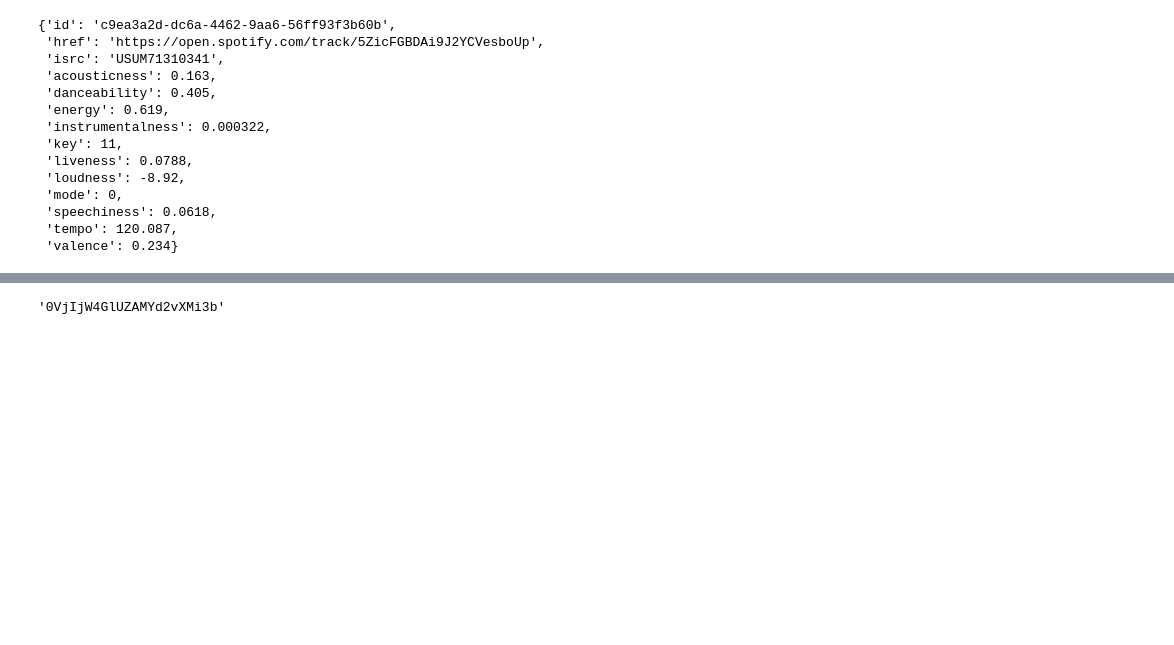
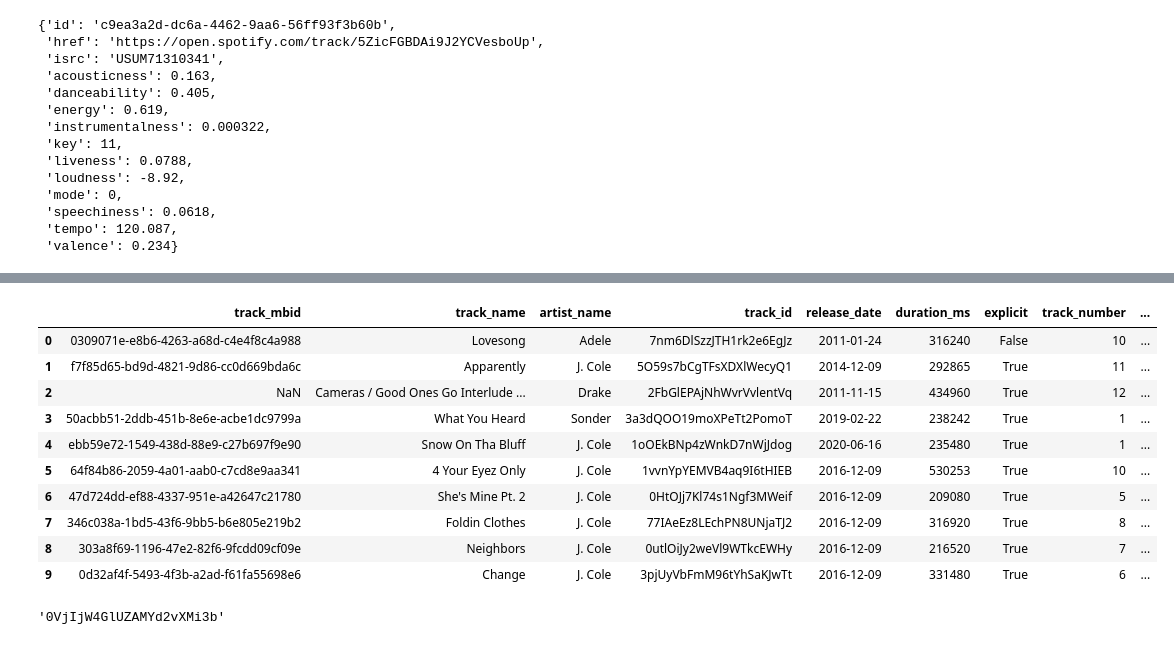
Before and after one commit to joaoantonio0402/personal-data-ai-platform, a Jupyter notebook: notebooks/notebook_enrichment.ipynb, the cells around one changed output, grey strips where cells are left out. Cells and saved outputs as stored; diff of their text form; code cells hidden in the pictures; blank space fills up the shorter version.

```diff
--- a/notebooks/notebook_enrichment.ipynb
+++ b/notebooks/notebook_enrichment.ipynb
@@ -216,0 +457,14 @@ df.to_csv("../data/processed/spotify/enriched_data.csv", index=False, encoding="
+# %%
+df_tracks = pd.read_csv("../data/processed/spotify/new_tracks.csv")
+df_tracks = df_tracks.head(10)
+# %%
+df_tracks["spotify_data"] = df_tracks.apply(
+    lambda row: get_track_data(
+        row["track_name"],
+        row["artist_name"],
+        client_id= CLIENT_ID,
+        client_secret=CLIENT_SECRET
+    ),
+    axis=1
+)
+df_tracks
@@ -217,3 +483,24 @@ df.to_csv("../data/processed/spotify/enriched_data.csv", index=False, encoding="
+# %%
+track_data_spotify = pd.json_normalize(df_tracks["spotify_data"])
+
+df_tracks = pd.concat(
+    [df_tracks.drop(columns=["spotify_data"]), track_data_spotify],
+    axis=1
+)
+
+df_tracks
+# %% [output]
+|  | track_mbid | track_name | artist_name | track_id | release_date | duration_ms | explicit | track_number | ... |
+| 0 | 0309071e-e8b6-4263-a68d-c4e4f8c4a988 | Lovesong | Adele | 7nm6DlSzzJTH1rk2e6EgJz | 2011-01-24 | 316240 | False | 10 | ... |
+| 1 | f7f85d65-bd9d-4821-9d86-cc0d669bda6c | Apparently | J. Cole | 5O59s7bCgTFsXDXlWecyQ1 | 2014-12-09 | 292865 | True | 11 | ... |
+| 2 | NaN | Cameras / Good Ones Go Interlude ... | Drake | 2FbGlEPAjNhWvrVvlentVq | 2011-11-15 | 434960 | True | 12 | ... |
+| 3 | 50acbb51-2ddb-451b-8e6e-acbe1dc9799a | What You Heard | Sonder | 3a3dQOO19moXPeTt2PomoT | 2019-02-22 | 238242 | True | 1 | ... |
+| 4 | ebb59e72-1549-438d-88e9-c27b697f9e90 | Snow On Tha Bluff | J. Cole | 1oOEkBNp4zWnkD7nWjJdog | 2020-06-16 | 235480 | True | 1 | ... |
+| 5 | 64f84b86-2059-4a01-aab0-c7cd8e9aa341 | 4 Your Eyez Only | J. Cole | 1vvnYpYEMVB4aq9I6tHIEB | 2016-12-09 | 530253 | True | 10 | ... |
+| 6 | 47d724dd-ef88-4337-951e-a42647c21780 | She's Mine Pt. 2 | J. Cole | 0HtOJj7Kl74s1Ngf3MWeif | 2016-12-09 | 209080 | True | 5 | ... |
+| 7 | 346c038a-1bd5-43f6-9bb5-b6e805e219b2 | Foldin Clothes | J. Cole | 77IAeEz8LEchPN8UNjaTJ2 | 2016-12-09 | 316920 | True | 8 | ... |
+| 8 | 303a8f69-1196-47e2-82f6-9fcdd09cf09e | Neighbors | J. Cole | 0utlOiJy2weVl9WTkcEWHy | 2016-12-09 | 216520 | True | 7 | ... |
+| 9 | 0d32af4f-5493-4f3b-a2ad-f61fa55698e6 | Change | J. Cole | 3pjUyVbFmM96tYhSaKJwTt | 2016-12-09 | 331480 | True | 6 | ... |
 # %%
 import spotipy
 from spotipy.oauth2 import SpotifyClientCredentials
```
Also changed, not shown: parts of 11 cells of this notebook, 13 other files.
